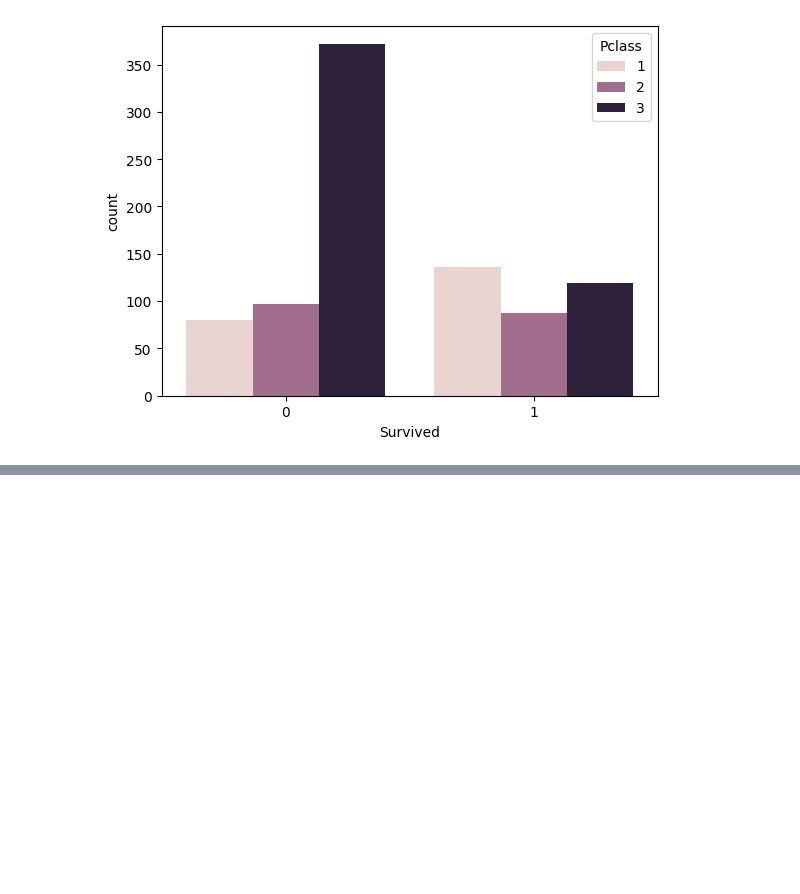
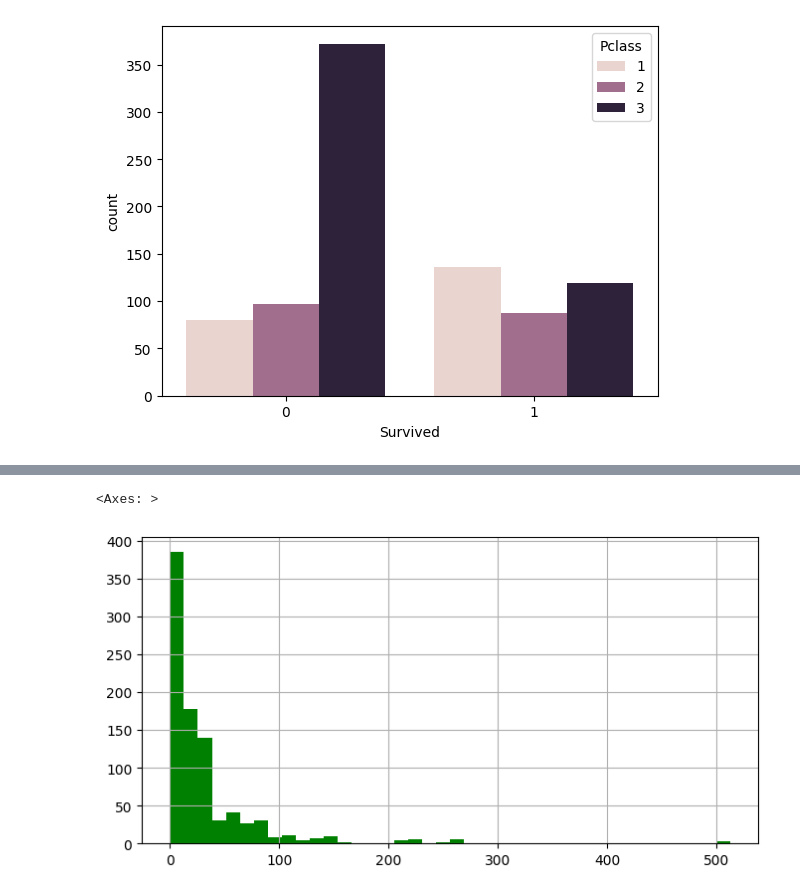
Before and after one commit to SiddheshDaphane/Python-for-data-science-and-machine-learning, a Jupyter notebook: 8.Logistic_Regression/1. Logistic_Regression.ipynb, the cells around one changed output, grey strips where cells are left out. Drawn from its saved outputs; the diff is of its cells as text; code cells hidden in the pictures; blank space fills up the shorter version.

```diff
--- a/8.Logistic_Regression/1. Logistic_Regression.ipynb
+++ b/8.Logistic_Regression/1. Logistic_Regression.ipynb
@@ -122,0 +135,5 @@ sns.countplot(x='Survived', hue='Pclass', data=train)
+# %%
+train['Fare'].hist(color='green', bins=40, figsize=(8,4))
+# %% [output]
+<Axes: >
+[figure, added]
```
Also changed, not shown: parts of 2 cells of this notebook.
